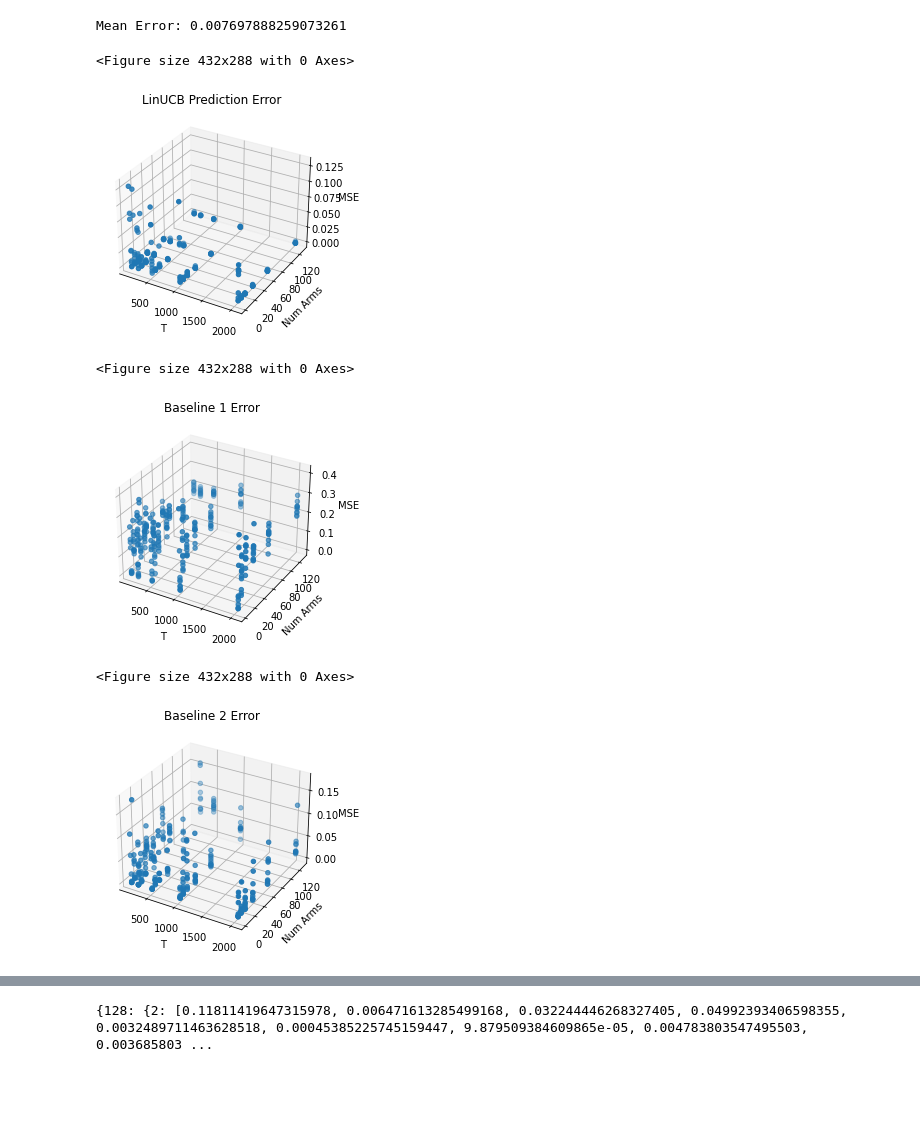
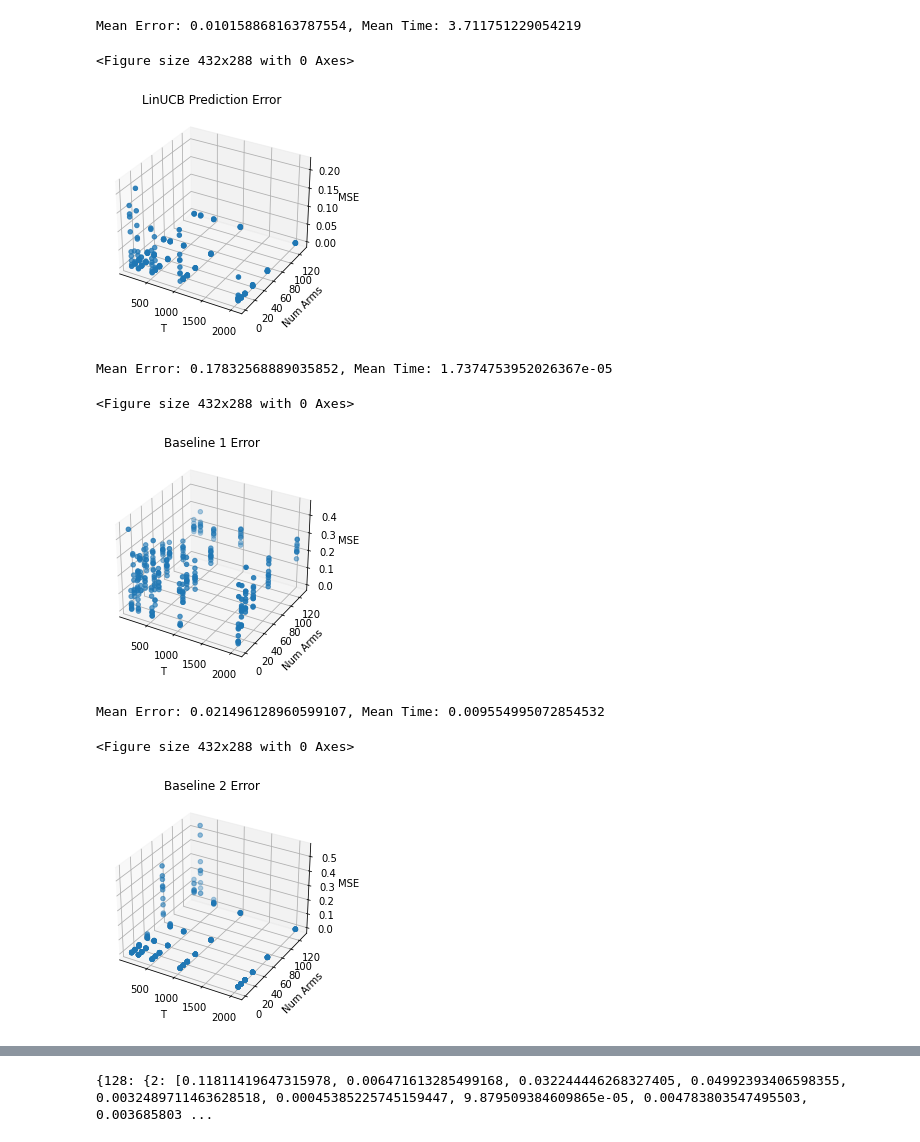
Before and after one commit to EtashGuha/InvLinUCB, a Jupyter notebook: LinUCB.ipynb, the cells around one changed output, grey strips where cells are left out. Saved outputs shown, nothing was run; the diff lists cells and outputs as text; code cells hidden in the pictures; blank space fills up the shorter version.

```diff
--- a/LinUCB.ipynb
+++ b/LinUCB.ipynb
@@ -46,7 +47,6 @@ def Baseline1(alg):
 # %%
 def Baseline2(alg):
     taus = [0] * alg.arm.shape[0]
-    optimal_arm = alg.action_idxs[-1]
     num_pulls = {}
     for t, action in enumerate(alg.action_idxs):
         taus[action] = t
@@ -67,13 +67,20 @@ def Baseline2(alg):
                 else:
                     num_pulls[key].append(1)
 
+    optimal_arm = None
+    most_pulls = -1
+    for i in range(len(alg.arm)):
+        if num_pulls[i][alg.T - 1] > most_pulls:
+            most_pulls = num_pulls[i][alg.T - 1]
+            optimal_arm = i
     sample_means = []
     for idx, tau in enumerate(taus):
         if idx is not optimal_arm:
-            sample_means.append(UCB.gcb(alg.T, alg.alpha, num_pulls[idx][tau] - num_pulls[optimal_arm][tau]))
+            sample_means.append(UCB.gcb(alg.T, alg.alpha, num_pulls[idx][tau]) - UCB.gcb(alg.T, alg.alpha, num_pulls[optimal_arm][tau]))
         else:
             sample_means.append(0)
-    return np.asarray(sample_means)
+
+    return np.asarray(sample_means) * -1
 # %%
 class UCB:
     def __init__(self, action_set, dim=2, T=1000):
@@ -392,6 +399,17 @@ def test_LinUCB(theta, action_set, T=1000):
     estimate_means = normalize_subopt(action_set @ theta_estimate)
     t2 = time.time()
     return mean_squared_error(true_means, estimate_means), t2 - t1
+# %%
+def calc_errors_and_times(theta, action_set, T, num_arms):
+    try:
+        ucb_error, ucb_time = test_UCB(theta, action_set, T=T)
+        lin_ucb_error, lin_ucb_time = test_LinUCB(theta, action_set, T=T)
+        baseline_1_error, baseline_1_time = test_Baseline1(theta, action_set, T=T)
+        baseline_2_error, baseline_2_time = test_Baseline2(theta, action_set, T=T)
+        print("here")
+        return T, num_arms, ucb_error, ucb_time, lin_ucb_error, lin_ucb_time, baseline_1_error, baseline_1_time, baseline_2_error, baseline_2_time
+    except:
+        pass
 # %%
 Ts =  [128, 256, 512, 1024, 2048]
 NumArmss = [2, 8, 16, 32, 64, 128]
@@ -479,17 +647,25 @@ import numpy as np
 import pickle
 Ts =  [128, 256, 512, 1024, 2048]
 NumArmss = [2, 8, 16, 32, 64, 128]
-def plot(errors, title, remove_outliers=False):
+def plot(errors, times, title, remove_outliers=False):
     plt.clf()
-    data = []
+    error_data = []
+    time_data = []
     for T in Ts:
         for num_arms in NumArmss:
             for ele in errors[T][num_arms]:
                 if not remove_outliers or ele < 20:
-                    data.append((T, num_arms, ele))
+                    error_data.append((T, num_arms, ele))
 
-    x, y, z = zip(*data)
-    print("Mean Error: {}".format(np.mean(z)))
+    for T in Ts:
+        for num_arms in NumArmss:
+            for ele in times[T][num_arms]:
+                if not remove_outliers or ele < 20:
+                    time_data.append((T, num_arms, ele))
+
+    x, y, z = zip(*error_data)
+    _, _, times = zip(*time_data)
+    print("Mean Error: {}, Mean Time: {}".format(np.mean(z), np.mean(times)))
     fig = plt.figure()
     ax = fig.add_subplot(projection='3d')
     ax.set_title(title)
@@ -533,19 +709,21 @@ Mean Error: 0.5412183790326163
 # %%
-plot(linucb_errors, "LinUCB Prediction Error")
+plot(linucb_errors, linucb_times, "LinUCB Prediction Error")
 # %% [output]
-Mean Error: 0.007697888259073261
+Mean Error: 0.010158868163787554, Mean Time: 3.711751229054219
 <Figure size 432x288 with 0 Axes>
-[figure, old version]
+[figure, new version]
 # %%
-plot(baseline_1_errors, "Baseline 1 Error")
+plot(baseline_1_errors,baseline_1_times, "Baseline 1 Error")
 # %% [output]
-<Figure size 432x288 with 0 Axes>
+Mean Error: 0.17832568889035852, Mean Time: 1.7374753952026367e-05
+<Figure size 432x288 with 0 Axes>
-[figure, old version]
+[figure, new version]
 # %%
-plot(baseline_2_errors, "Baseline 2 Error", remove_outliers=True)
+plot(baseline_2_errors, baseline_2_times, "Baseline 2 Error")
 # %% [output]
-<Figure size 432x288 with 0 Axes>
+Mean Error: 0.021496128960599107, Mean Time: 0.009554995072854532
+<Figure size 432x288 with 0 Axes>
-[figure, old version]
+[figure, new version]
 # %%
 plot_many([linucb_errors, baseline_1_errors], ["LinUCB LP", "Baseline 1"], "All", remove_outliers=True)
 # %% [output]
```
Also changed, not shown: parts of 10 cells of this notebook, 2 other files.
